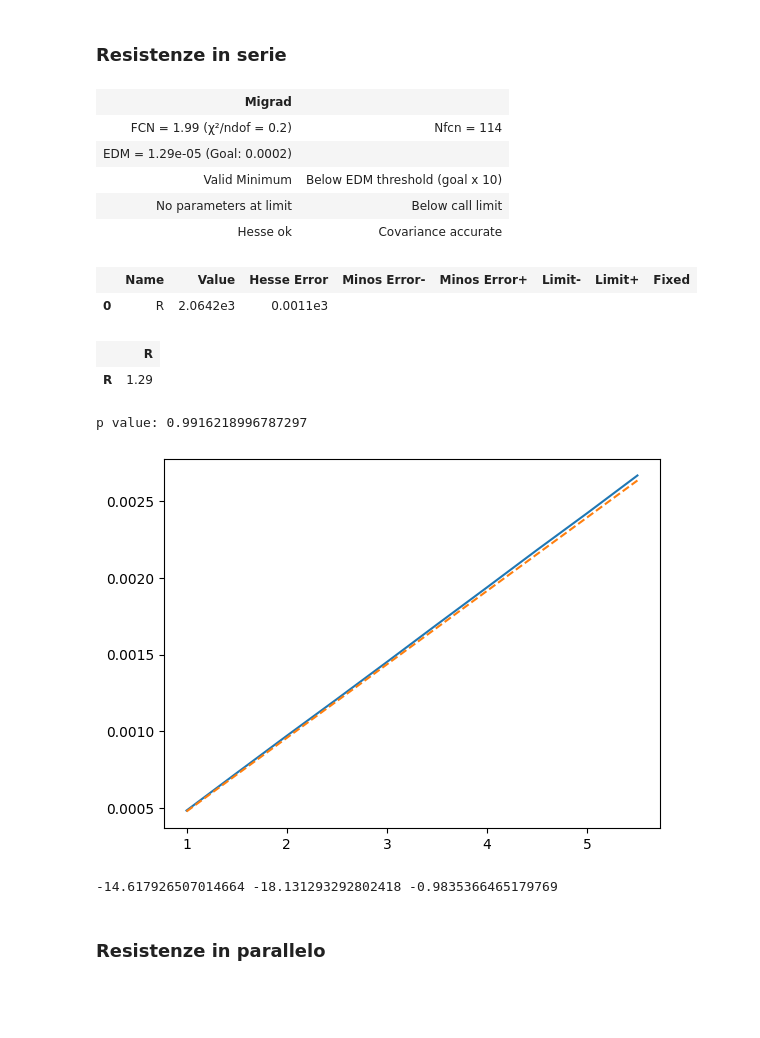
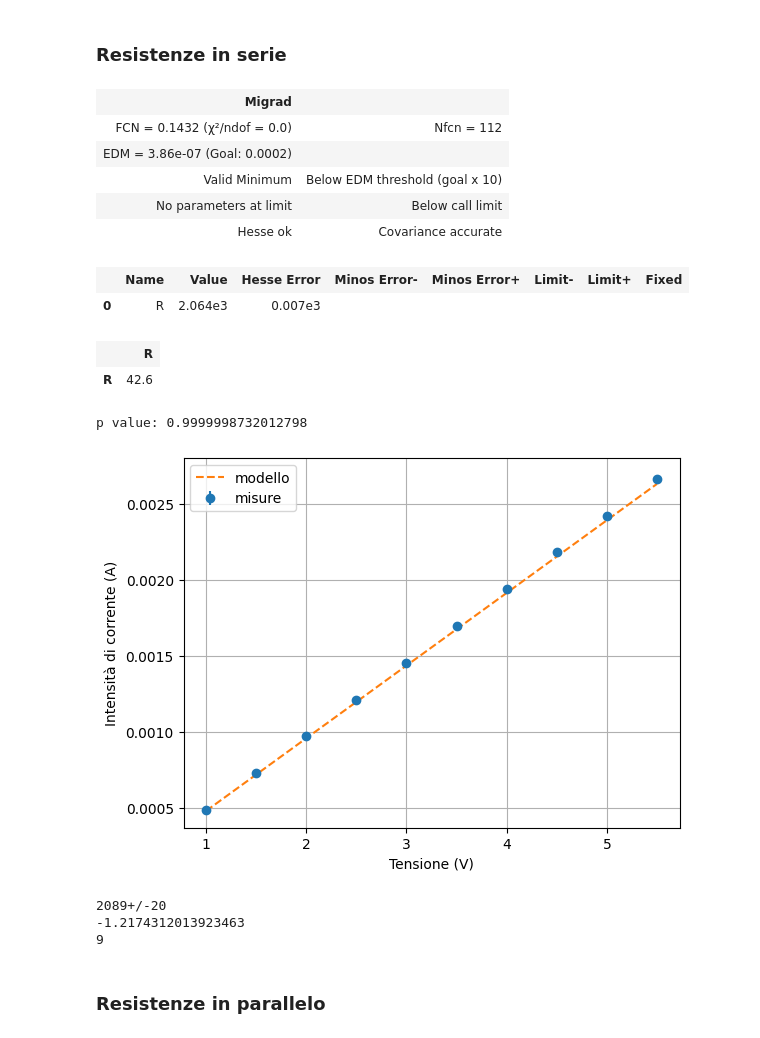
Before and after one commit to ARossiUnimib/Laboratorio-2---Gruppo-21-A.A.-2023-24, a Jupyter notebook: Notebooks/Circuiti 1/Circuiti_1.ipynb, the cells around one changed output. Cells and saved outputs as stored; diff of their text form; code cells hidden in the pictures; blank space fills up the shorter version.

```diff
--- a/Notebooks/Circuiti 1/Circuiti_1.ipynb
+++ b/Notebooks/Circuiti 1/Circuiti_1.ipynb
@@ -124,10 +158,10 @@ print(R_vol_mean)
 # %% [markdown]
 ### Legge di Ohm
 # %%
-R =  997 #ohm
+R =  ufloat(997, 0.01 * 997) #ohm
 V = np.array([1, 1.5, 2, 2.5, 3, 3.5, 4, 4.5, 5]) #volt
 I = np.array([0.9259, 1.3871, 1.8534, 2.3151, 2.7773, 3.2393, 3.7017, 4.1639, 4.6258]) * 10 ** (-3) #ampere
-I_err = 3 * 10 ** (-6)
+I_err = I * 0.01
 # %%
 def model(x, R):
     return V / R
@@ -186,10 +225,9 @@ print(R_res)
 # %% [markdown]
 ### Resistenze in serie
 # %%
-R = 997 #ohm
 V = np.array([1, 1.5, 2, 2.5, 3, 3.5, 4, 4.5, 5, 5.5]) #volt
 I = np.array([484.75, 728.6, 970.8, 1209.7, 1451.5, 1695.6, 1937.5, 2181.5, 2420.7, 2665.1]) * 10 ** (-6) #ampere
-I_err = 3 * 10 ** (-6)
+I_err = 0.01 * I
 # %%
 def model(x, R):
     return V / R
@@ -212,36 +250,44 @@ pvalue = func(np.inf) - func(m.fval)
 print("p value: " + str(pvalue))
 # %% [output]
 | Migrad |  |
-| FCN = 1.99 (χ²/ndof = 0.2) | Nfcn = 114 |
-| EDM = 1.29e-05 (Goal: 0.0002) |  |
+| FCN = 0.1432 (χ²/ndof = 0.0) | Nfcn = 112 |
+| EDM = 3.86e-07 (Goal: 0.0002) |  |
 | Valid Minimum | Below EDM threshold (goal x 10) |
 | No parameters at limit | Below call limit |
 | Hesse ok | Covariance accurate |
 |  | Name | Value | Hesse Error | Minos Error- | Minos Error+ | Limit- | Limit+ | Fixed |
-| 0 | R | 2.0642e3 | 0.0011e3 |  |  |  |  |  |
+| 0 | R | 2.064e3 | 0.007e3 |  |  |  |  |  |
 |  | R |
-| R | 1.29 |
+| R | 42.6 |
-p value: 0.9916218996787297
+p value: 0.9999998732012798
 # %%
 fig,ax = plt.subplots(1,1)
-plt.plot(V, I)
+ax.set_xlabel("Tensione (V)")
+ax.set_ylabel("Intensità di corrente (A)")
+
+plt.errorbar(V, I, I_err, fmt='o', label='misure')
 x = np.linspace(min(V), max(V), 10000)
-y = x / (R_amp_mean.nominal_value + (2*R))
-plt.plot(x,y,linestyle='--')
+y = x / (R_amp_mean.nominal_value + (2*R.nominal_value))
+plt.plot(x,y,linestyle='--',label='modello')
+
+plt.grid()
+plt.legend(loc='upper left')
 plt.show()
 # %% [output]
-[figure, old version]
+[figure, new version]
-# %%
-R_eq1 = R*2 + R_amp_mean #calcolata con multimetro
-R_eq2 = 1000*2 + R_amp_mean #data
-R_eq3 = R_res*2 + R_amp_mean #ricavata dal fit
-
-t1 = (R_fit - R_eq1.nominal_value) / np.sqrt(R_err**2 + R_eq1.std_dev**2)
-t2 = (R_fit - R_eq2.nominal_value) / np.sqrt(R_err**2 + R_eq2.std_dev**2)
-t3 = (R_fit - R_eq3.nominal_value) / np.sqrt(R_err**2 + R_eq3.std_dev**2)
-print(t1, t2, t3)
-# %% [output]
--14.617926507014664 -18.131293292802418 -0.9835366465179769
+# %%
+R_eq1 = R*2 + R_amp_mean
+print(R_eq1)
+
+t1 = (R_fit - R_eq1.nominal_value) / np.sqrt(R_err**2 + R_eq1.std_dev**2)
+print(t1)
+
+ndof = len(I) - 1
+print(ndof)
+# %% [output]
+2089+/-20
+-1.2174312013923463
+9
 # %% [markdown]
 ### Resistenze in parallelo
 # %%
```
Also changed, not shown: parts of 14 cells of this notebook.
